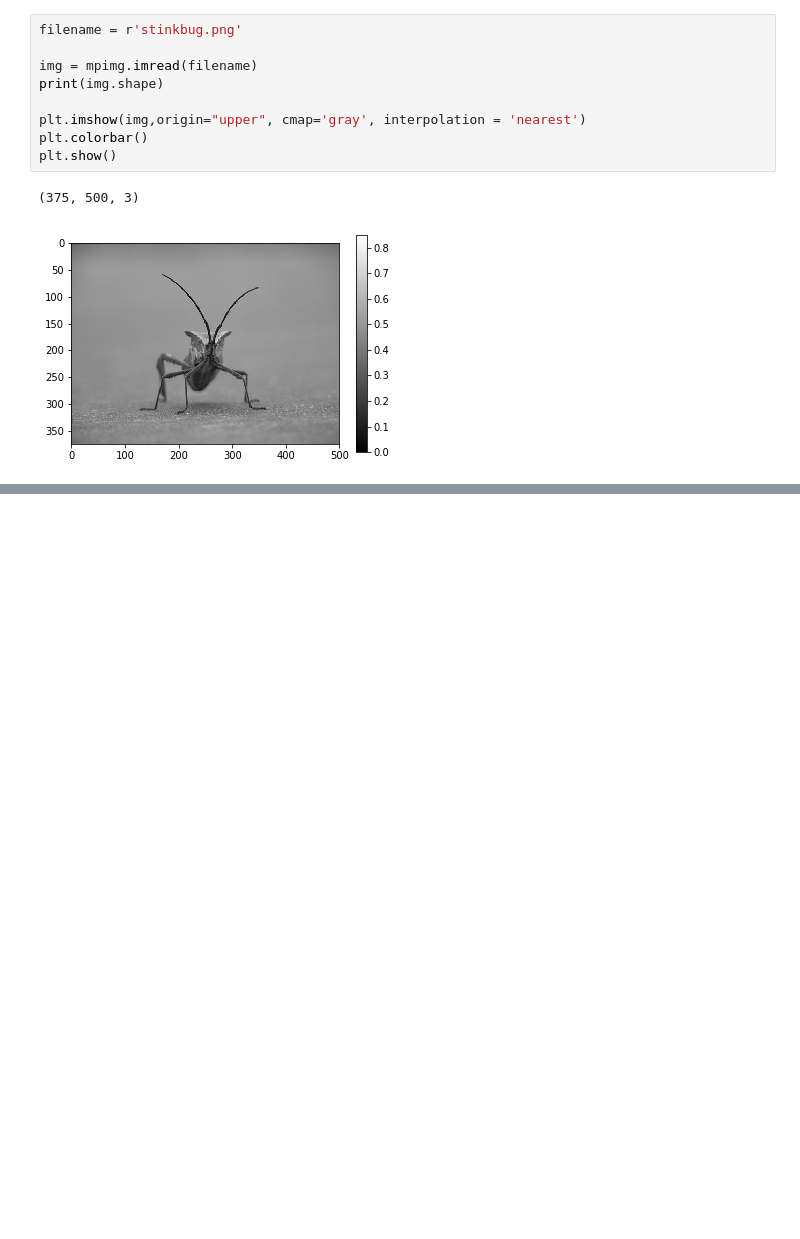
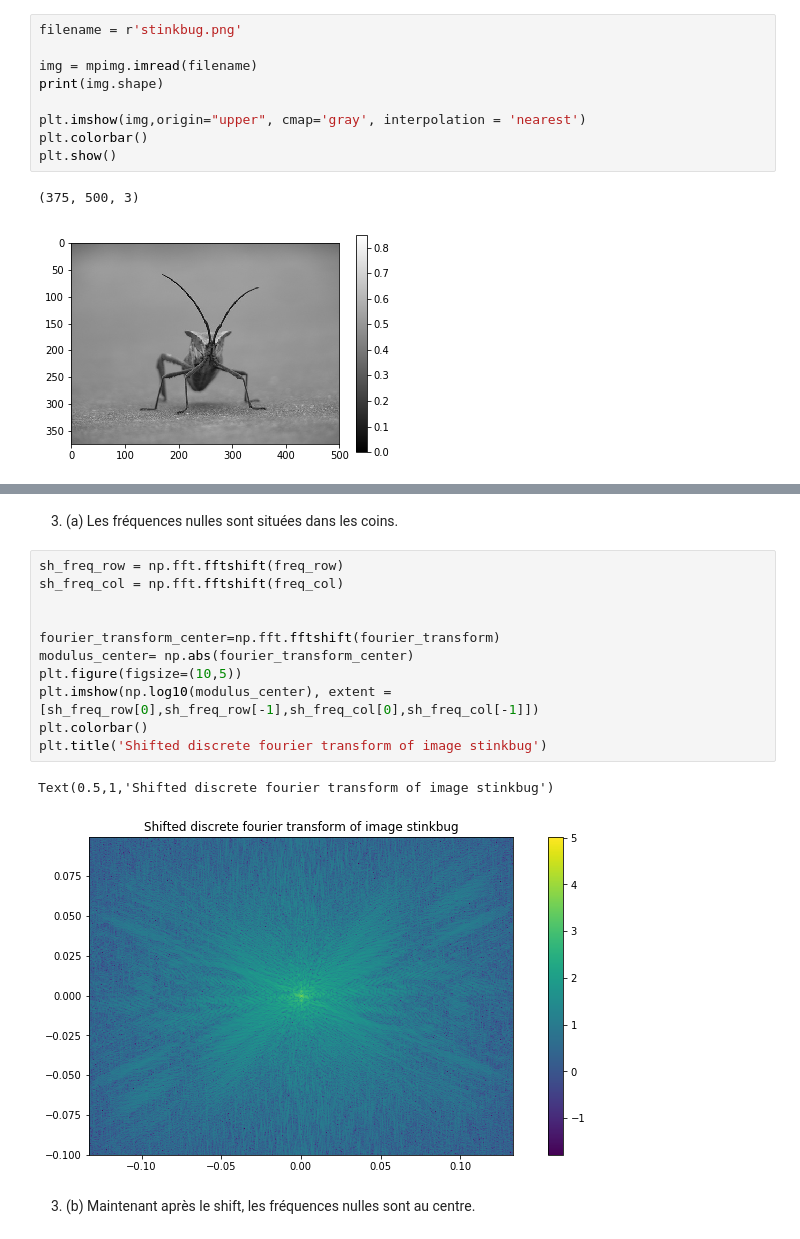
Before and after one commit to cindytrinh/Pyt_tps, a Jupyter notebook: TP3_DUROUCHOUX_TRINH/TP3_DUROUCHOUX_TRINH.ipynb, the cells around one changed output, grey strips where cells are left out. Cells and saved outputs as stored; diff of their text form; blank space fills up the shorter version.

```diff
--- a/TP3_DUROUCHOUX_TRINH/TP3_DUROUCHOUX_TRINH.ipynb
+++ b/TP3_DUROUCHOUX_TRINH/TP3_DUROUCHOUX_TRINH.ipynb
@@ -185,0 +157,18 @@ print(fourier)
+# %% [markdown]
+3. (a) Les fréquences nulles sont situées dans les coins.
+# %%
+sh_freq_row = np.fft.fftshift(freq_row)
+sh_freq_col = np.fft.fftshift(freq_col)
+
+
+fourier_transform_center=np.fft.fftshift(fourier_transform)
+modulus_center= np.abs(fourier_transform_center)
+plt.figure(figsize=(10,5))
+plt.imshow(np.log10(modulus_center), extent = [sh_freq_row[0],sh_freq_row[-1],sh_freq_col[0],sh_freq_col[-1]])
+plt.colorbar()
+plt.title('Shifted discrete fourier transform of image stinkbug')
+# %% [output]
+Text(0.5,1,'Shifted discrete fourier transform of image stinkbug')
+[figure, added]
+# %% [markdown]
+3. (b) Maintenant après le shift, les fréquences nulles sont au centre.
```
Also changed, not shown: parts of 8 cells of this notebook, 6 other files.
